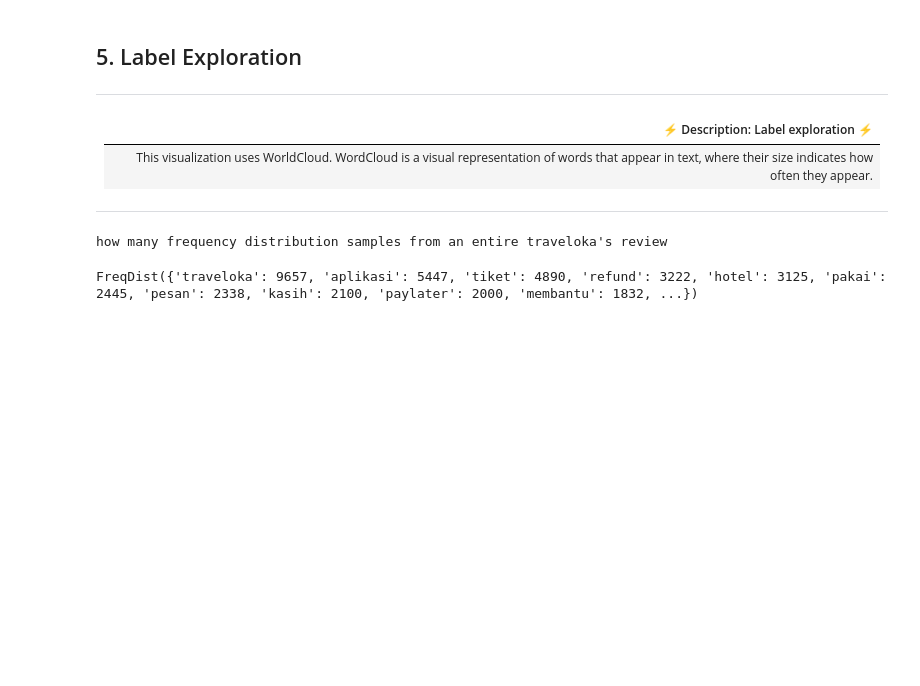
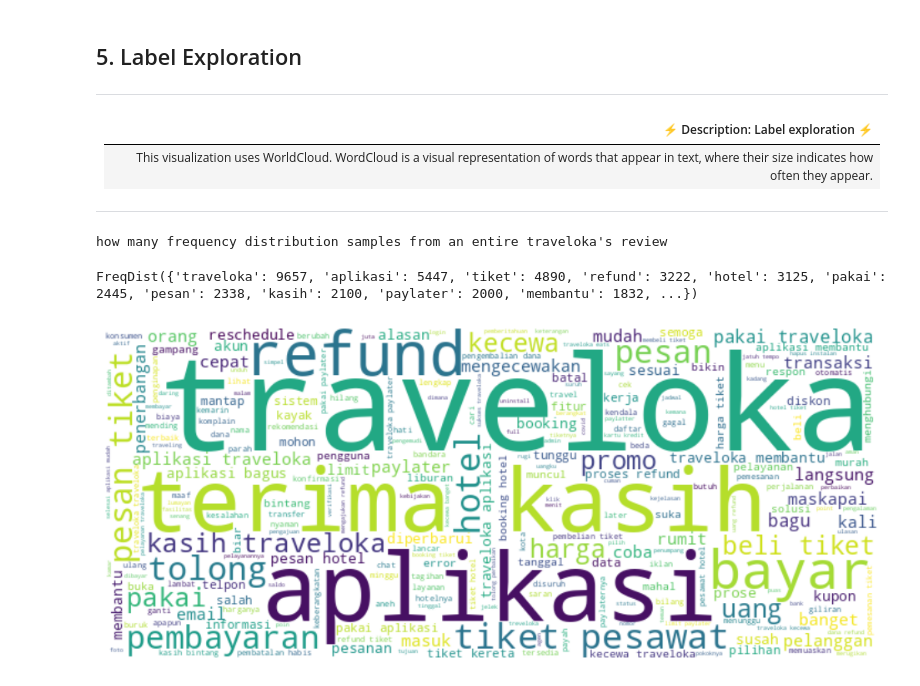
Before and after one commit to IndraSty/traveloka_sentiment_analysis, a Jupyter notebook: notebook/traveloka_sentiment.ipynb, the cells around one changed output. Drawn from its saved outputs; the diff is of its cells as text; code cells hidden in the pictures; blank space fills up the shorter version.

Commit message:
feat: make visualization WordCloud

```diff
--- a/notebook/traveloka_sentiment.ipynb
+++ b/notebook/traveloka_sentiment.ipynb
@@ -469,3 +469,19 @@ freq_dist
 # %% [output]
 how many frequency distribution samples from an entire traveloka's review
 FreqDist({'traveloka': 9657, 'aplikasi': 5447, 'tiket': 4890, 'refund': 3222, 'hotel': 3125, 'pakai': 2445, 'pesan': 2338, 'kasih': 2100, 'paylater': 2000, 'membantu': 1832, ...})
+# %%
+# make visualization WordCloud
+join_review = ' '.join(review_all)
+
+w_cloud = WordCloud(background_color="white",
+                    width=700, height=300, max_font_size=120,
+                    max_words=500, contour_color='blue',
+                    contour_width=2).generate(str(join_review))
+
+# plot wordcloud
+plt.figure(figsize=(12,12))
+plt.imshow(w_cloud, interpolation="bilinear")
+plt.axis("off")
+plt.show()
+# %% [output]
+[figure, added]
```
